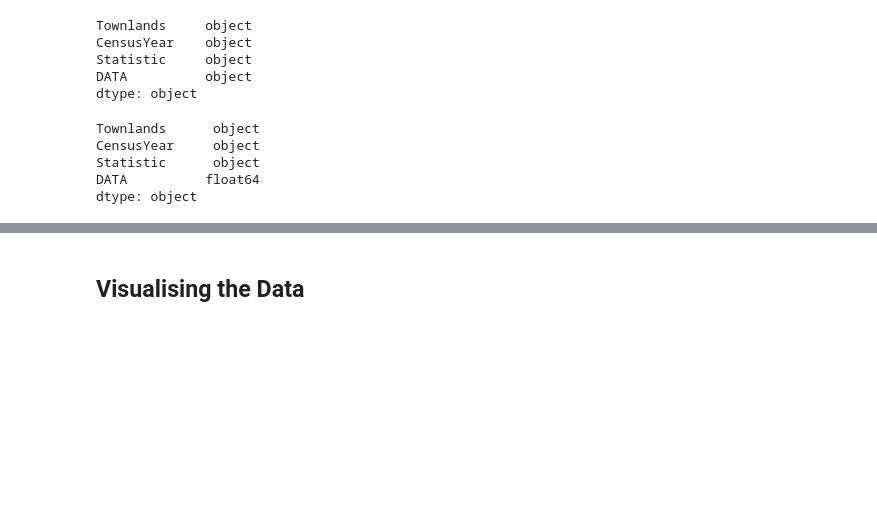
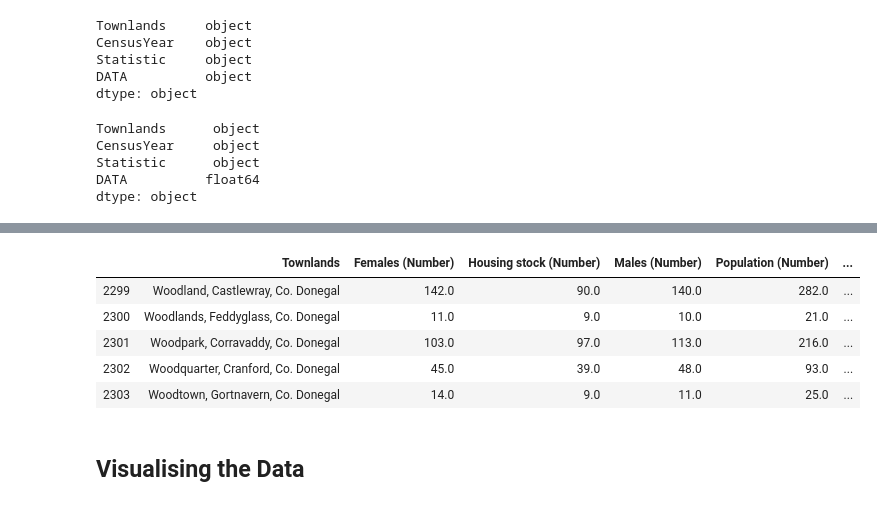
Before and after one commit to declanbarr/donegal-population, a Jupyter notebook: donegalPopulation.ipynb, the cells around one changed output, grey strips where cells are left out. Drawn from its saved outputs; the diff is of its cells as text; code cells hidden in the pictures; blank space fills up the shorter version.

```diff
--- a/donegalPopulation.ipynb
+++ b/donegalPopulation.ipynb
@@ -87,0 +103,11 @@ df.head(10)
+# %%
+# Getting all townlands where there are only 3 entries
+townlandsDF_3Entries = townlandsDF[townlandsDF[3].isnull()]
+
+# Renaming the columns to match the column names on the shapefile
+townlandsDF_3Entries.rename(columns={0:'NAME_TAG', 1:'ED_NAME', 2:'CO_NAME'}, inplace=True)
+
+# Dropping the blank column
+townlandsDF_3Entries = townlandsDF_3Entries.drop(columns=3)
+
+townlandsDF_3Entries.head()
@@ -87,0 +125,11 @@ df.head(10)
+# %%
+# Getting all townlands where there are 4 entries
+townlandsDF_4Entries = townlandsDF[townlandsDF[3].notnull()]
+
+# Dropping the blank column
+townlandsDF_4Entries_dropCol1 = townlandsDF_4Entries.drop(columns=1)
+
+# Renaming the columns to match the column names on the shapefile
+townlandsDF_4Entries_dropCol1.rename(columns={0:'NAME_TAG', 2:'ED_NAME', 3:'CO_NAME'}, inplace=True)
+
+townlandsDF_4Entries_dropCol1.head()
@@ -87,0 +143,3 @@ df.head(10)
+# %%
+# Concatenating the townlands dataframes
+townlandsDF = pd.concat([townlandsDF_3Entries, townlandsDF_4Entries_dropCol1])
@@ -88,3 +149,15 @@ df.head(10)
+# %%
+# Resetting the index of df and joining on the sorted index of townlandsDF
+df = df.reset_index().join(townlandsDF)
+
+df.tail()
+# %% [output]
+|  | Townlands | Females (Number) | Housing stock (Number) | Males (Number) | Population (Number) | ... |
+| 2299 | Woodland, Castlewray, Co. Donegal | 142.0 | 90.0 | 140.0 | 282.0 | ... |
+| 2300 | Woodlands, Feddyglass, Co. Donegal | 11.0 | 9.0 | 10.0 | 21.0 | ... |
+| 2301 | Woodpark, Corravaddy, Co. Donegal | 103.0 | 97.0 | 113.0 | 216.0 | ... |
+| 2302 | Woodquarter, Cranford, Co. Donegal | 45.0 | 39.0 | 48.0 | 93.0 | ... |
+| 2303 | Woodtown, Gortnavern, Co. Donegal | 14.0 | 9.0 | 11.0 | 25.0 | ... |
 # %% [markdown]
 ## Visualising the Data
 # %%
```
Also changed, not shown: parts of 21 cells of this notebook.
